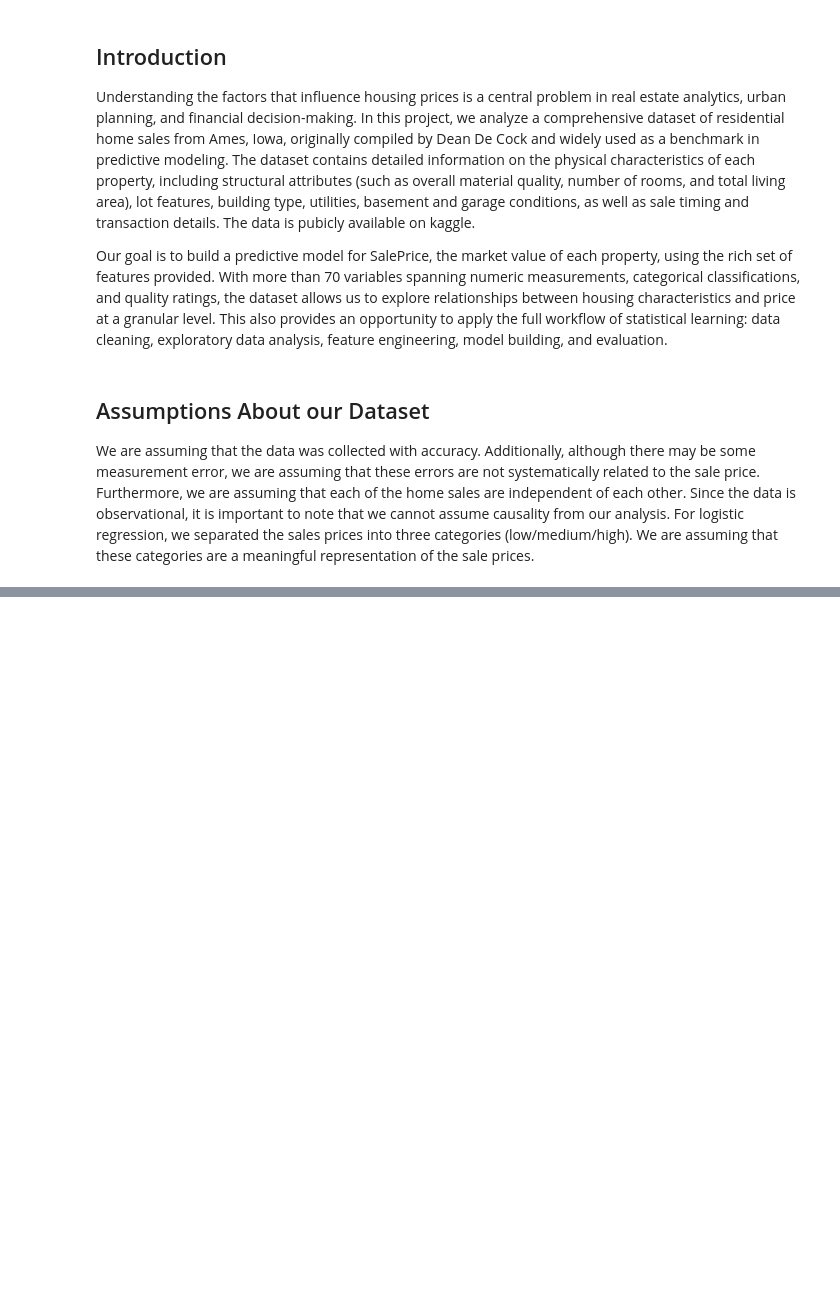
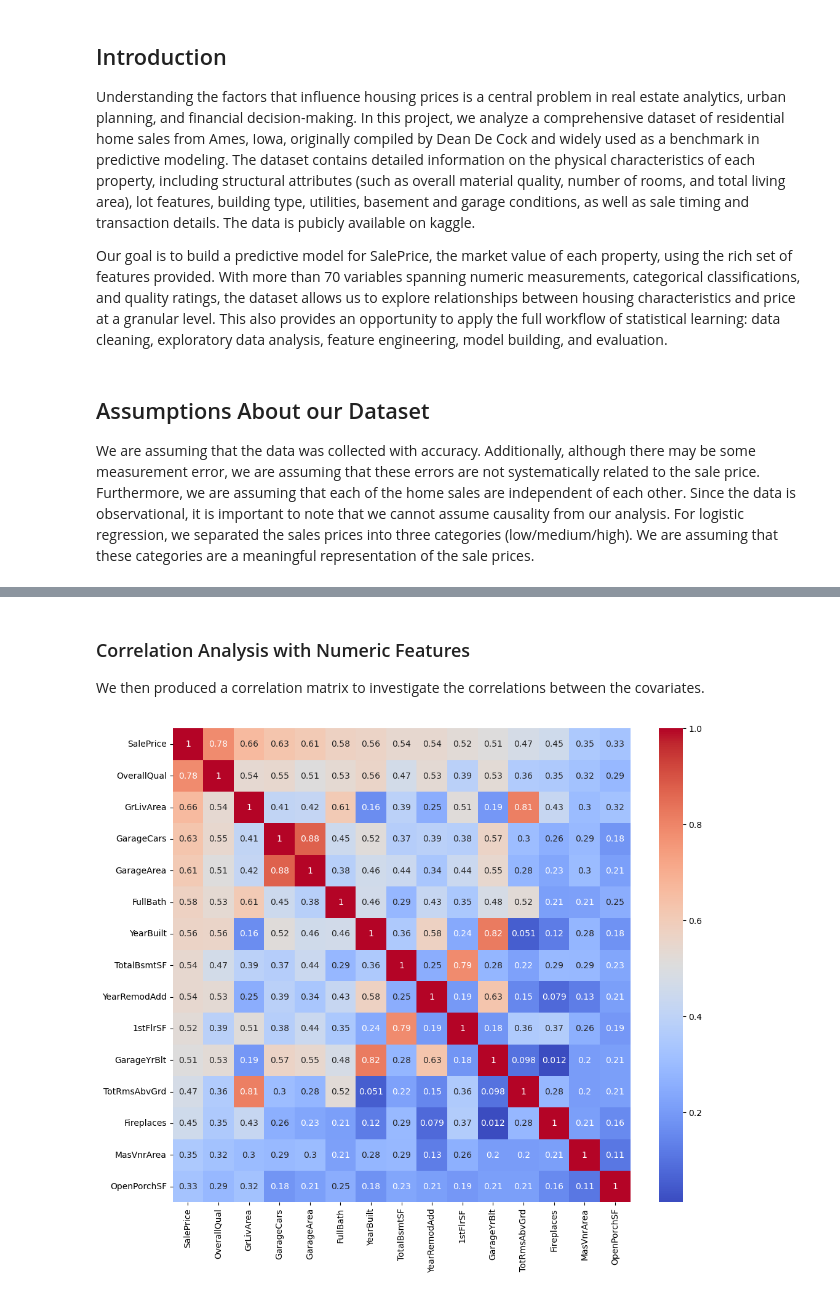
Before and after one commit to UCB-stat-159-f25/final-group04, a Jupyter notebook: main.ipynb, the cells around one changed output, grey strips where cells are left out. Saved outputs shown, nothing was run; the diff lists cells and outputs as text; code cells hidden in the pictures; blank space fills up the shorter version.

```diff
--- a/main.ipynb
+++ b/main.ipynb
@@ -14,0 +93,8 @@ We are assuming that the data was collected with accuracy. Additionally, althoug
+# %% [markdown]
+### Correlation Analysis with Numeric Features
+
+We then produced a correlation matrix to investigate the correlations between the covariates.
+# %%
+Image(filename = "Part1-EDA/Graph/feature_correlation_heatmap.png")
+# %% [output]
+[figure, added]
```
Also changed, not shown: parts of 31 cells of this notebook, 11 other files.
